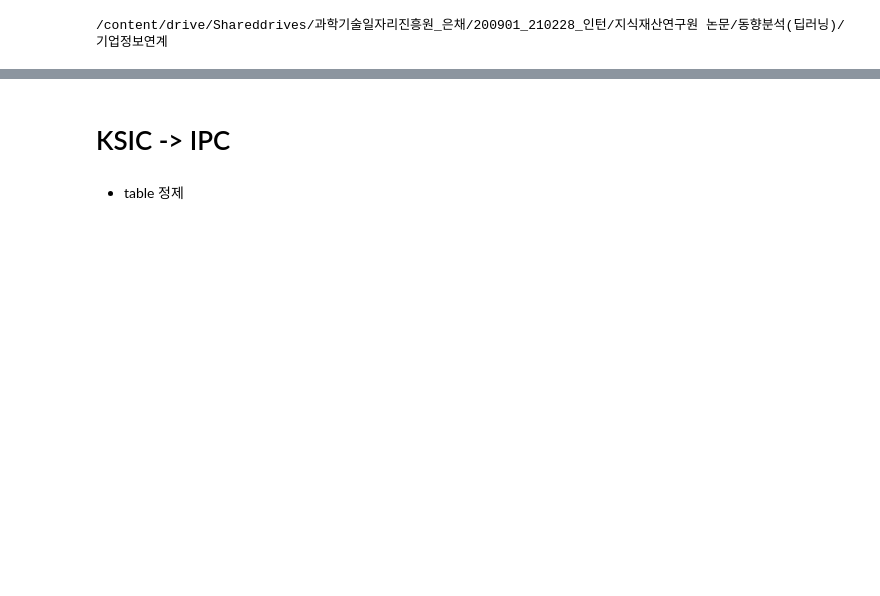
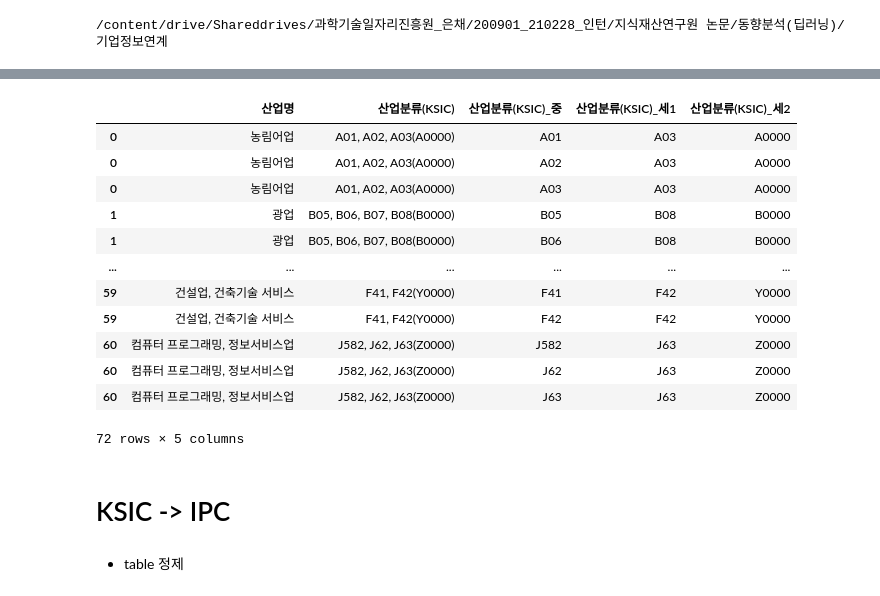
Before and after one commit to patent-analysis-compa/KSIC_IPC, a Jupyter notebook: KSIC_IPC연계.ipynb, the cells around one changed output, grey strips where cells are left out. Cells and saved outputs as stored; diff of their text form; code cells hidden in the pictures; blank space fills up the shorter version.

```diff
--- a/KSIC_IPC연계.ipynb
+++ b/KSIC_IPC연계.ipynb
@@ -4,0 +42,2 @@ cd /content/drive/Shareddrives/과학기술일자리진흥원_은채/200901_2102
+# %%
+ksic9 = ksic9.explode('산업분류(KSIC)_중')
@@ -4,0 +56,16 @@ cd /content/drive/Shareddrives/과학기술일자리진흥원_은채/200901_2102
+# %%
+ksic9
+# %% [output]
+|  | 산업명 | 산업분류(KSIC) | 산업분류(KSIC)_중 | 산업분류(KSIC)_세1 | 산업분류(KSIC)_세2 |
+| 0 | 농림어업 | A01, A02, A03(A0000) | A01 | A03 | A0000 |
+| 0 | 농림어업 | A01, A02, A03(A0000) | A02 | A03 | A0000 |
+| 0 | 농림어업 | A01, A02, A03(A0000) | A03 | A03 | A0000 |
+| 1 | 광업 | B05, B06, B07, B08(B0000) | B05 | B08 | B0000 |
+| 1 | 광업 | B05, B06, B07, B08(B0000) | B06 | B08 | B0000 |
+| ... | ... | ... | ... | ... | ... |
+| 59 | 건설업, 건축기술 서비스 | F41, F42(Y0000) | F41 | F42 | Y0000 |
+| 59 | 건설업, 건축기술 서비스 | F41, F42(Y0000) | F42 | F42 | Y0000 |
+| 60 | 컴퓨터 프로그래밍, 정보서비스업 | J582, J62, J63(Z0000) | J582 | J63 | Z0000 |
+| 60 | 컴퓨터 프로그래밍, 정보서비스업 | J582, J62, J63(Z0000) | J62 | J63 | Z0000 |
+| 60 | 컴퓨터 프로그래밍, 정보서비스업 | J582, J62, J63(Z0000) | J63 | J63 | Z0000 |
+72 rows × 5 columns
```
Also changed, not shown: parts of 40 cells of this notebook.
